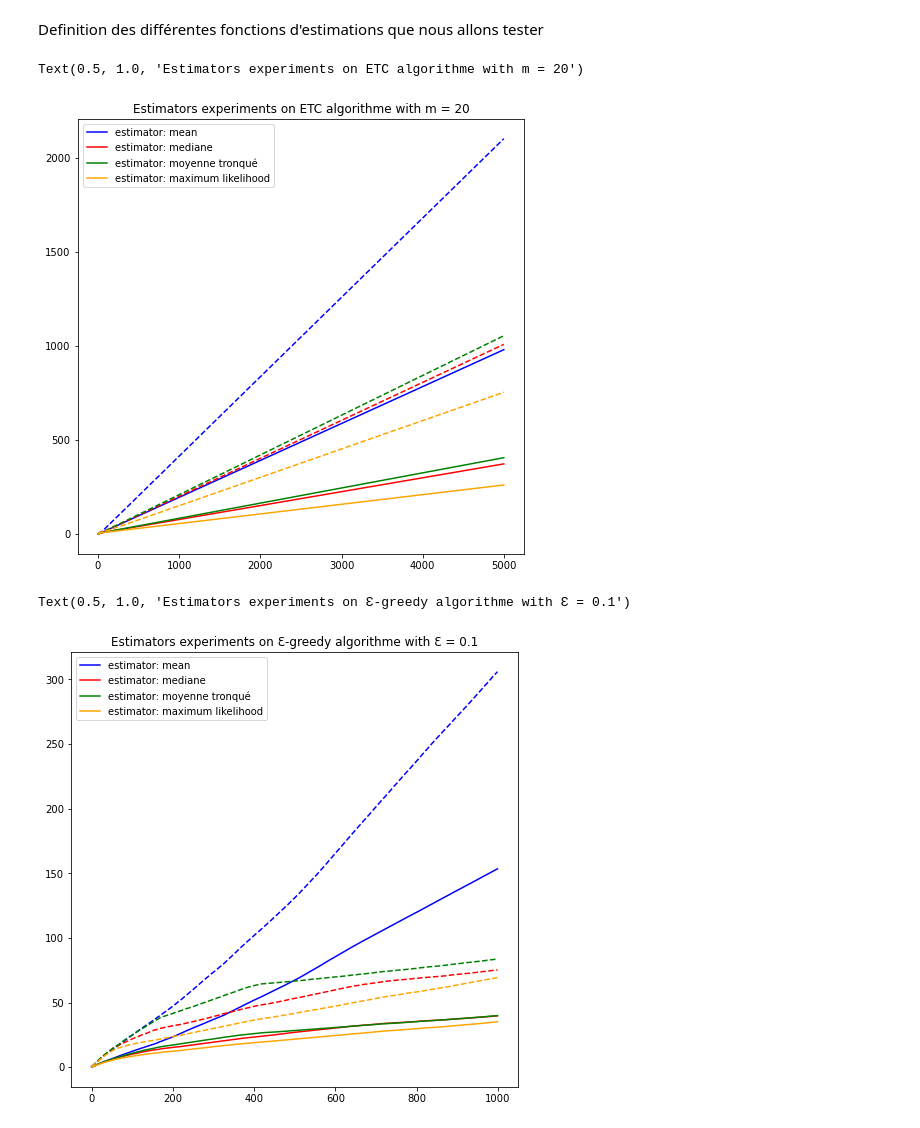
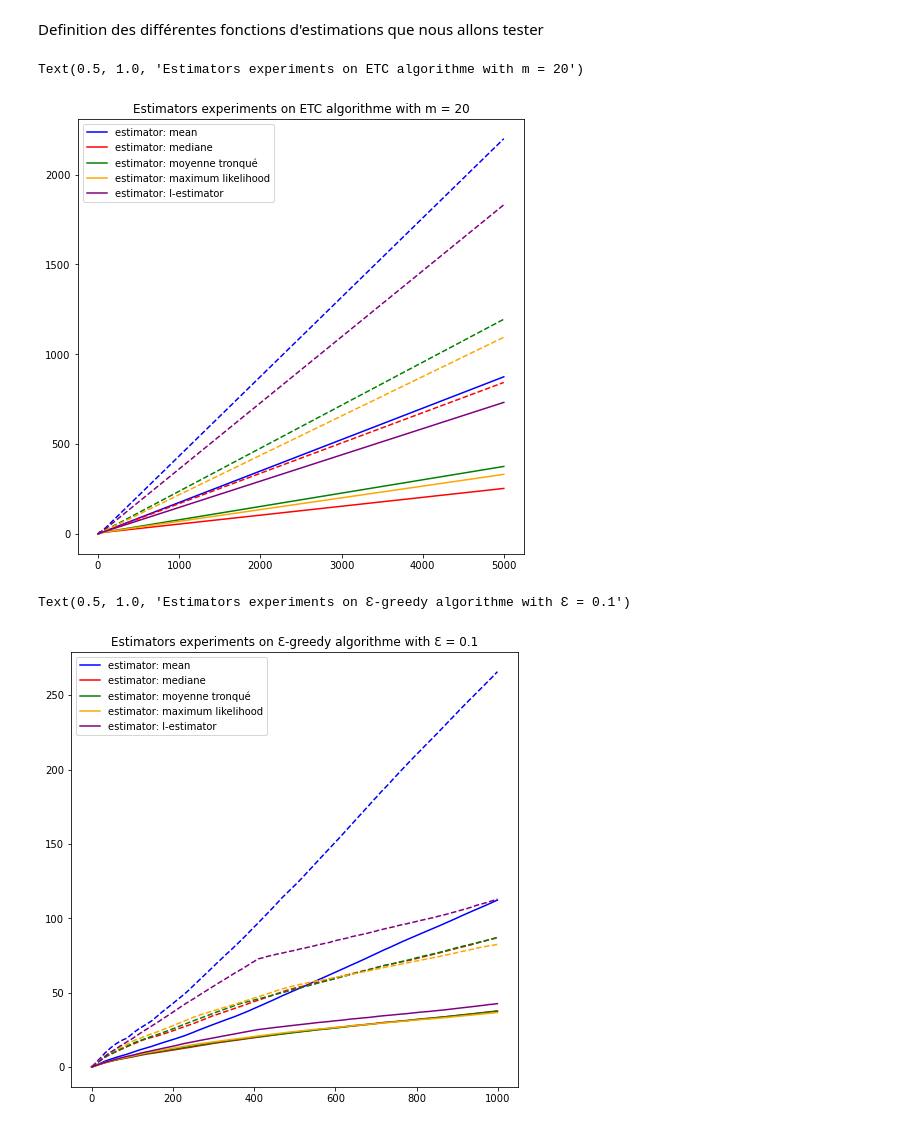
Before and after one commit to vincentmasse/IFT-7201, a Jupyter notebook: Projet/estimateur_bandit_cauchy.ipynb, the cells around one changed output. Drawn from its saved outputs; the diff is of its cells as text; code cells hidden in the pictures.

Commit message:
add: notebook cauchy experiment test

```diff
--- a/Projet/estimateur_bandit_cauchy.ipynb
+++ b/Projet/estimateur_bandit_cauchy.ipynb
@@ -142,6 +142,24 @@ def median_estimator(X):
 # %%
 def truncated_mean_estimator(X, tmean):
     return scipy.stats.trim_mean(X, tmean)
+# %%
+def l_estimator(X):
+    N = len(X)
+    estimation = 0
+    x_sorted = np.sort(X)
+
+    for i in range(N):
+        u = (i+1) / (N+1)
+        tan_value=tan(np.pi * (u - 0.5))
+        sin_value=sin(4* np.pi * (u - 0.5))
+        if tan_value==0:
+            coefficient=4
+        else:
+            coefficient=sin_value/tan_value
+
+        estimation += coefficient*x_sorted[i]
+
+    return estimation / N
 # %%
 def maximum_likelihood_estimator(X, tolerance=0.001, max_steps=500):
     LOG_LIKELIHOOD_DERIVATIVE = lambda x, theta: 2 * sum((x - theta) / (1 + (x - theta)**2))
@@ -182,7 +200,7 @@ def plot_experiment(mean, std, label='', color=None, fill_between=False):
 # %%
 N = 50
 T = 5000
-TRIM_MEAN = 0.25
+TRIM_MEAN = 0.38
 MAX_LIKELIHOOD_TOLERANCE = 0.001
 
 m = 20
@@ -212,38 +230,49 @@ chauchy_expertiment(
     get_seed=lambda i: i,
     plot_fct=lambda mean, std: plot_experiment(mean, std, color="red", label='estimator: mediane')
 )
 
 chauchy_expertiment(
     etc_wrapper,
     lambda X : truncated_mean_estimator(X, TRIM_MEAN),
     scale,
     get_location=lambda i: loc[i],
     episodes=N,
     steps=T,
     get_seed=lambda i: i,
     plot_fct=lambda mean, std: plot_experiment(mean, std, color="green", label='estimator: moyenne tronqué')
 )
 
 chauchy_expertiment(
     etc_wrapper,
     lambda X : maximum_likelihood_estimator(X, tolerance=MAX_LIKELIHOOD_TOLERANCE),
     scale,
     get_location=lambda i: loc[i],
     episodes=N,
     steps=T,
     get_seed=lambda i: i,
     plot_fct=lambda mean, std: plot_experiment(mean, std, color="orange", label='estimator: maximum likelihood')
 )
 
+chauchy_expertiment(
+    etc_wrapper,
+    l_estimator,
+    scale,
+    get_location=lambda i: loc[i],
+    episodes=N,
+    steps=T,
+    get_seed=lambda i: i,
+    plot_fct=lambda mean, std: plot_experiment(mean, std, color="purple", label='estimator: l-estimator')
+)
+
 plt.legend()
 plt.title(f"Estimators experiments on ETC algorithme with m = {m}")
 # %% [output]
 Text(0.5, 1.0, 'Estimators experiments on ETC algorithme with m = 20')
-[figure, old version]
+[figure, new version]
 # %%
 N = 50
 T = 1000
-TRIM_MEAN = 0.25
+TRIM_MEAN = 0.38
 MAX_LIKELIHOOD_TOLERANCE = 0.001
 
 SEEDS = list(range(N, N*2))
@@ -289,7 +318,7 @@ chauchy_expertiment(
 
 chauchy_expertiment(
     epsilon_greedy_wrapper,
-    lambda X : maximum_likelihood_estimator(X, tolerance=MAX_LIKELIHOOD_TOLERANCE, max_steps=700),
+    lambda X : maximum_likelihood_estimator(X, tolerance=MAX_LIKELIHOOD_TOLERANCE),
     scale,
     get_location=lambda i: loc[i],
     episodes=N,
@@ -298,8 +327,19 @@ chauchy_expertiment(
     plot_fct=lambda mean, std: plot_experiment(mean, std, color="orange", label='estimator: maximum likelihood')
 )
 
+chauchy_expertiment(
+    epsilon_greedy_wrapper,
+    l_estimator,
+    scale,
+    get_location=lambda i: loc[i],
+    episodes=N,
+    steps=T,
+    get_seed=lambda i: i,
+    plot_fct=lambda mean, std: plot_experiment(mean, std, color="purple", label='estimator: l-estimator')
+)
+
 plt.legend()
 plt.title(f"Estimators experiments on Ɛ-greedy algorithme with Ɛ = {EPSILON}")
 # %% [output]
 Text(0.5, 1.0, 'Estimators experiments on Ɛ-greedy algorithme with Ɛ = 0.1')
-[figure, old version]
+[figure, new version]
```
